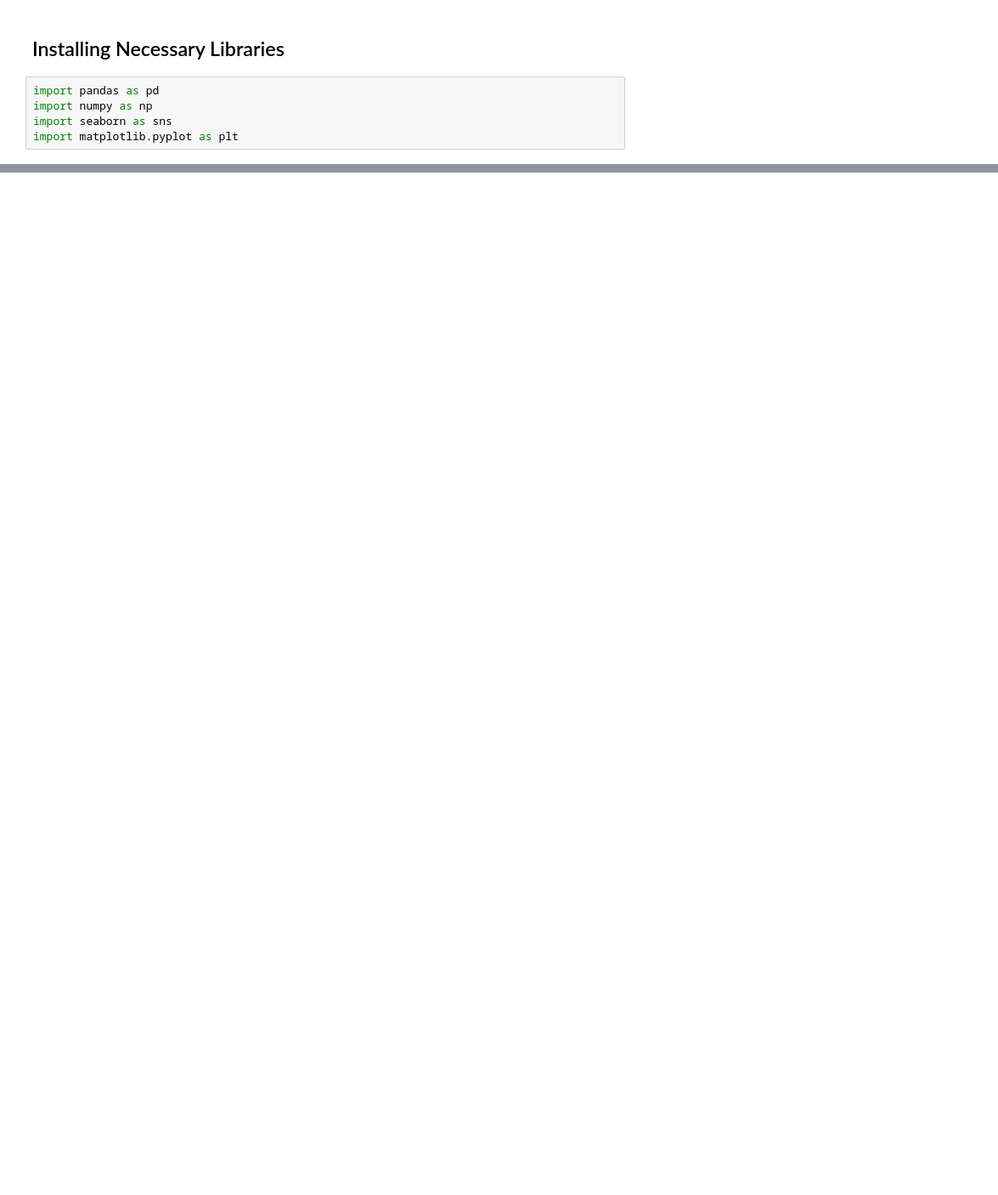
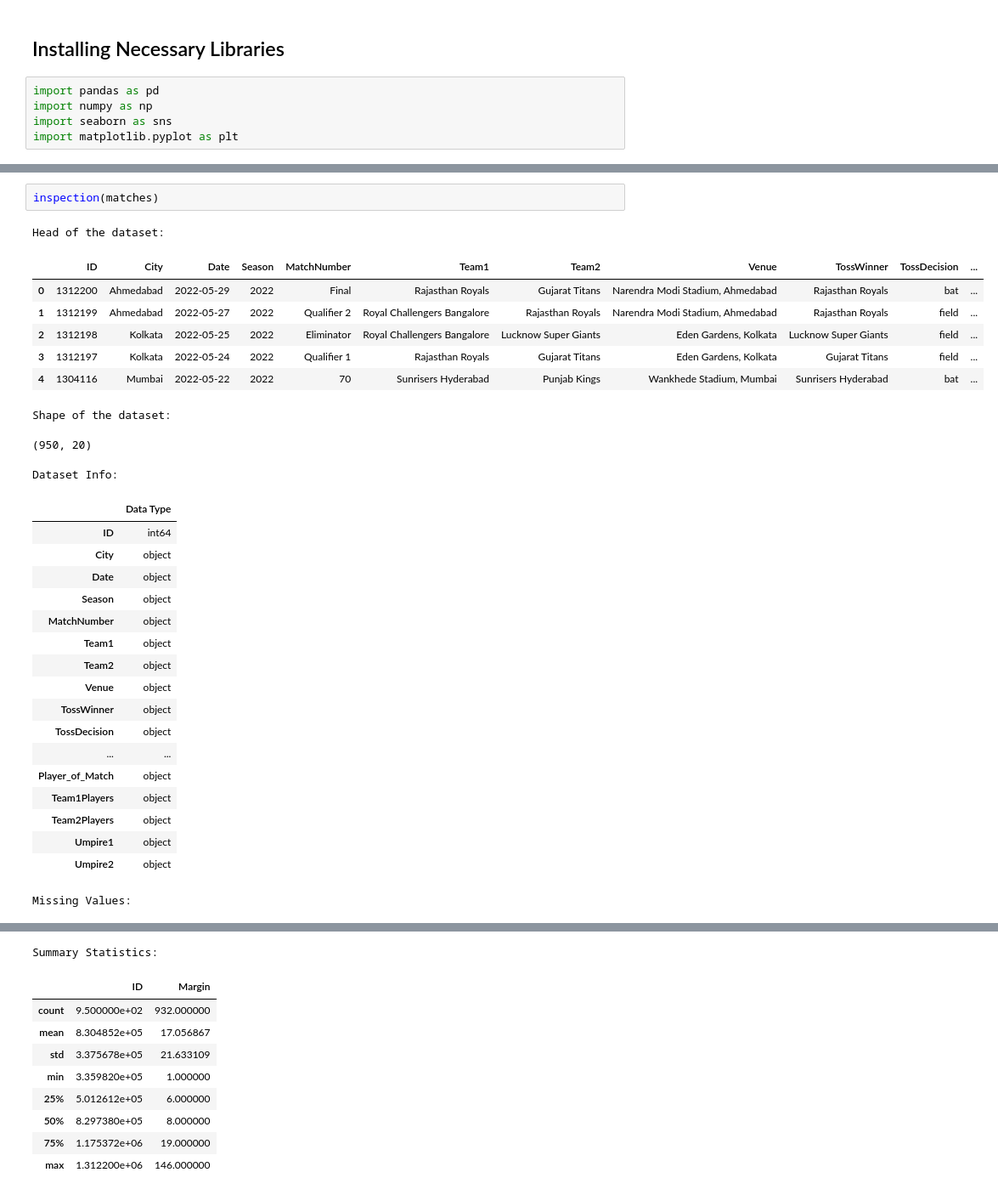
Before and after one commit to bainskarman/projects, a Jupyter notebook: IPL Winner Prediction/notebook.ipynb, the cells around one changed output, grey strips where cells are left out. Shown at 85% size. Drawn from its saved outputs; the diff is of its cells as text; blank space fills up the shorter version.

```diff
--- a/IPL Winner Prediction/notebook.ipynb
+++ b/IPL Winner Prediction/notebook.ipynb
@@ -12,0 +50,31 @@ FileNotFoundError: [Errno 2] No such file or directory: 'bainskarman/projects/IP
+# %%
+inspection(matches)
+# %% [output]
+Head of the dataset:
+|  | ID | City | Date | Season | MatchNumber | Team1 | Team2 | Venue | TossWinner | TossDecision | ... |
+| 0 | 1312200 | Ahmedabad | 2022-05-29 | 2022 | Final | Rajasthan Royals | Gujarat Titans | Narendra Modi Stadium, Ahmedabad | Rajasthan Royals | bat | ... |
+| 1 | 1312199 | Ahmedabad | 2022-05-27 | 2022 | Qualifier 2 | Royal Challengers Bangalore | Rajasthan Royals | Narendra Modi Stadium, Ahmedabad | Rajasthan Royals | field | ... |
+| 2 | 1312198 | Kolkata | 2022-05-25 | 2022 | Eliminator | Royal Challengers Bangalore | Lucknow Super Giants | Eden Gardens, Kolkata | Lucknow Super Giants | field | ... |
+| 3 | 1312197 | Kolkata | 2022-05-24 | 2022 | Qualifier 1 | Rajasthan Royals | Gujarat Titans | Eden Gardens, Kolkata | Gujarat Titans | field | ... |
+| 4 | 1304116 | Mumbai | 2022-05-22 | 2022 | 70 | Sunrisers Hyderabad | Punjab Kings | Wankhede Stadium, Mumbai | Sunrisers Hyderabad | bat | ... |
+Shape of the dataset:
+(950, 20)
+Dataset Info:
+|  | Data Type |
+| ID | int64 |
+| City | object |
+| Date | object |
+| Season | object |
+| MatchNumber | object |
+| Team1 | object |
+| Team2 | object |
+| Venue | object |
+| TossWinner | object |
+| TossDecision | object |
+| ... | ... |
+| Player_of_Match | object |
+| Team1Players | object |
+| Team2Players | object |
+| Umpire1 | object |
+| Umpire2 | object |
+Missing Values:
@@ -12,0 +98,10 @@ FileNotFoundError: [Errno 2] No such file or directory: 'bainskarman/projects/IP
+Summary Statistics:
+|  | ID | Margin |
+| count | 9.500000e+02 | 932.000000 |
+| mean | 8.304852e+05 | 17.056867 |
+| std | 3.375678e+05 | 21.633109 |
+| min | 3.359820e+05 | 1.000000 |
+| 25% | 5.012612e+05 | 6.000000 |
+| 50% | 8.297380e+05 | 8.000000 |
+| 75% | 1.175372e+06 | 19.000000 |
+| max | 1.312200e+06 | 146.000000 |
```
Also changed, not shown: parts of 7 cells of this notebook, 2 other files.
